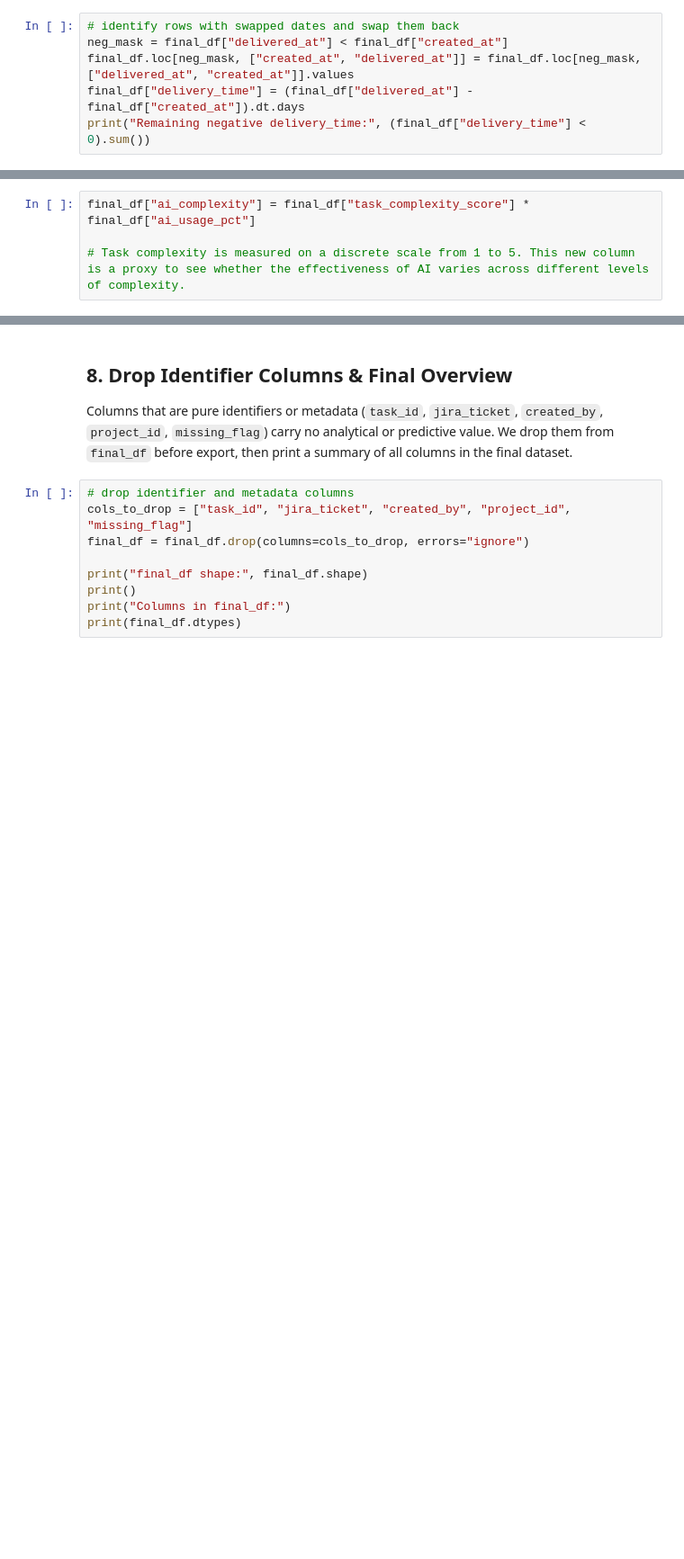
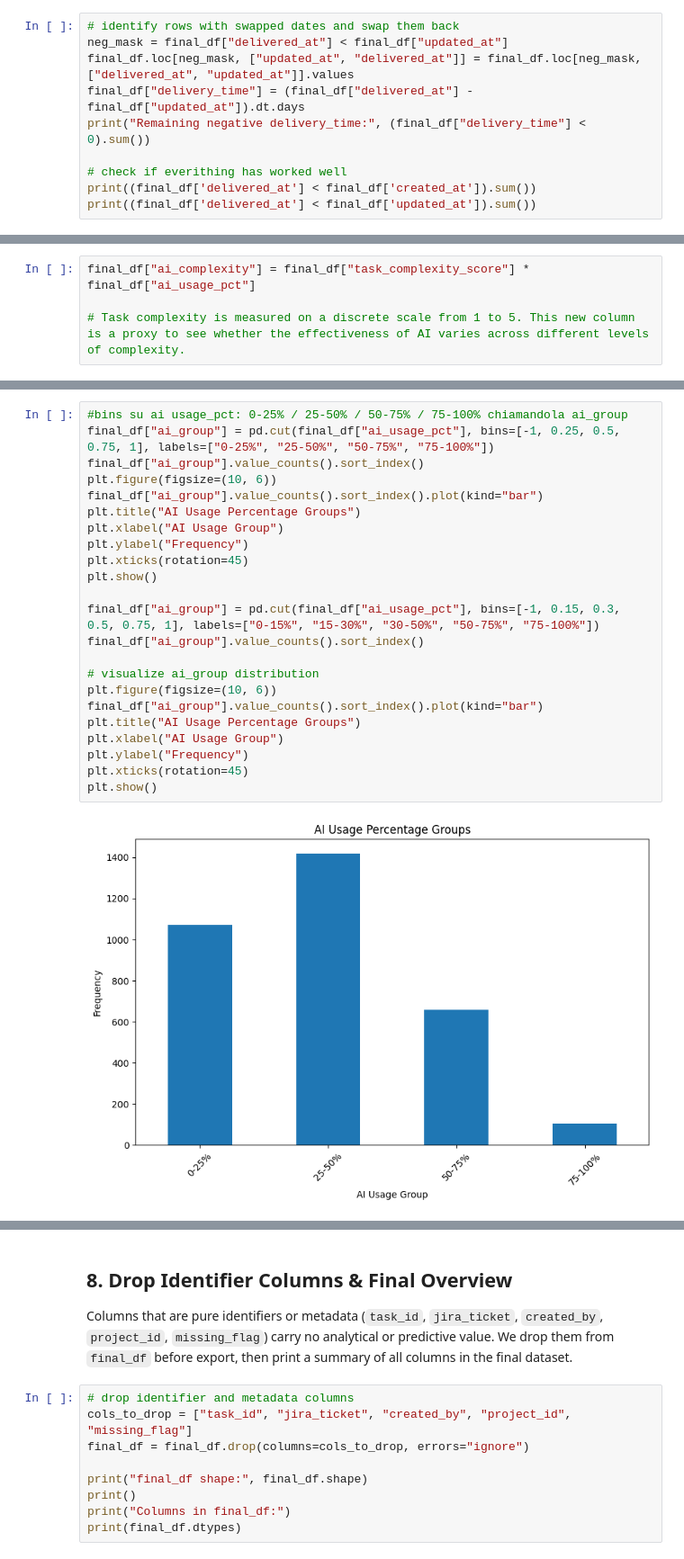
Before and after one commit to Cam-crt/FCM-Data-Alchemist, a Jupyter notebook: src/main_final.ipynb, the cells around one changed output, grey strips where cells are left out. Shown at 90% size. Drawn from its saved outputs; the diff is of its cells as text; blank space fills up the shorter version.

Commit message:
Updates on feature eng, handled delivered_at < updated_at

```diff
--- a/src/main_final.ipynb
+++ b/src/main_final.ipynb
@@ -632,8 +639,12 @@ The 14 rows where `delivered_at < created_at` are treated as data entry swaps. W
 # %%
 # identify rows with swapped dates and swap them back
-neg_mask = final_df["delivered_at"] < final_df["created_at"]
-final_df.loc[neg_mask, ["created_at", "delivered_at"]] = final_df.loc[neg_mask, ["delivered_at", "created_at"]].values
-final_df["delivery_time"] = (final_df["delivered_at"] - final_df["created_at"]).dt.days
+neg_mask = final_df["delivered_at"] < final_df["updated_at"]
+final_df.loc[neg_mask, ["updated_at", "delivered_at"]] = final_df.loc[neg_mask, ["delivered_at", "updated_at"]].values
+final_df["delivery_time"] = (final_df["delivered_at"] - final_df["updated_at"]).dt.days
 print("Remaining negative delivery_time:", (final_df["delivery_time"] < 0).sum())
+
+# check if everithing has worked well
+print((final_df['delivered_at'] < final_df['created_at']).sum())
+print((final_df['delivered_at'] < final_df['updated_at']).sum())
 # %% [output]
 Remaining negative delivery_time: 0
@@ -667,0 +664,25 @@ final_df
+# %%
+#bins su ai usage_pct: 0-25% / 25-50% / 50-75% / 75-100% chiamandola ai_group
+final_df["ai_group"] = pd.cut(final_df["ai_usage_pct"], bins=[-1, 0.25, 0.5, 0.75, 1], labels=["0-25%", "25-50%", "50-75%", "75-100%"])
+final_df["ai_group"].value_counts().sort_index()
+plt.figure(figsize=(10, 6))
+final_df["ai_group"].value_counts().sort_index().plot(kind="bar")
+plt.title("AI Usage Percentage Groups")
+plt.xlabel("AI Usage Group")
+plt.ylabel("Frequency")
+plt.xticks(rotation=45)
+plt.show()
+
+final_df["ai_group"] = pd.cut(final_df["ai_usage_pct"], bins=[-1, 0.15, 0.3, 0.5, 0.75, 1], labels=["0-15%", "15-30%", "30-50%", "50-75%", "75-100%"])
+final_df["ai_group"].value_counts().sort_index()
+
+# visualize ai_group distribution
+plt.figure(figsize=(10, 6))
+final_df["ai_group"].value_counts().sort_index().plot(kind="bar")
+plt.title("AI Usage Percentage Groups")
+plt.xlabel("AI Usage Group")
+plt.ylabel("Frequency")
+plt.xticks(rotation=45)
+plt.show()
+# %% [output]
+[figure, added]
```
Also changed, not shown: parts of 24 cells of this notebook, 2 other files.
